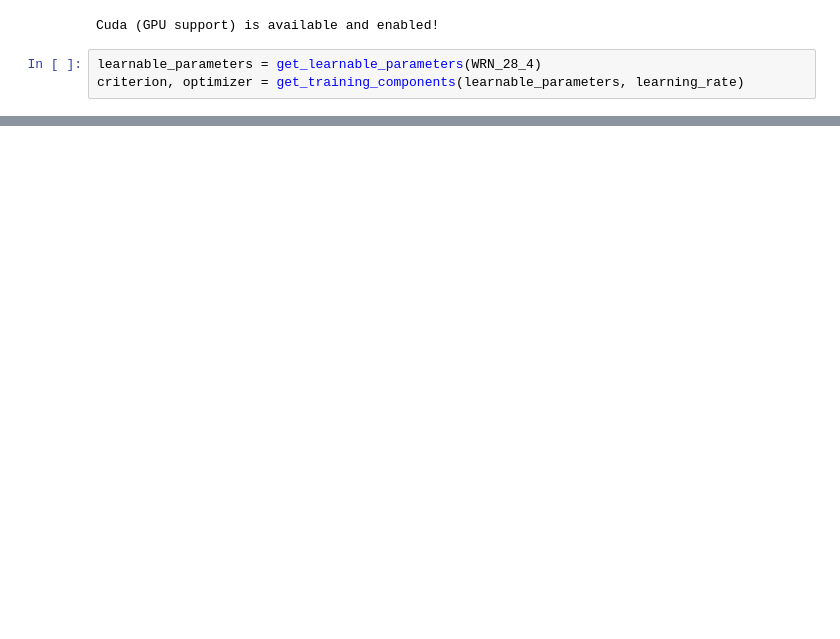
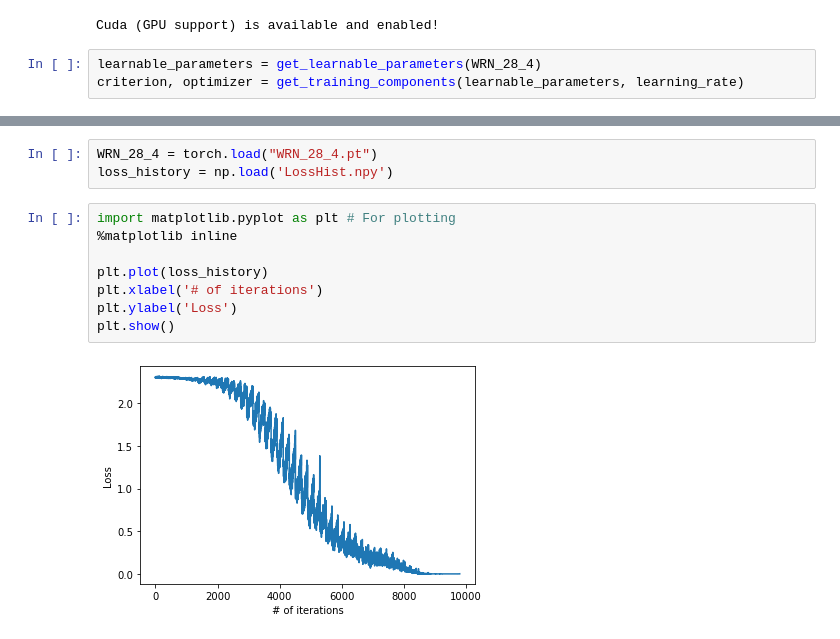
Before and after one commit to sinankalkan/CENG501-Spring2021, a Jupyter notebook: project_BilginGungor/figure3.ipynb, the cells around one changed output, grey strips where cells are left out. Saved outputs shown, nothing was run; the diff lists cells and outputs as text; blank space fills up the shorter version.

```diff
--- a/project_BilginGungor/figure3.ipynb
+++ b/project_BilginGungor/figure3.ipynb
@@ -344,0 +384,13 @@ with open('LossHist.npy', 'wb') as f:
+# %%
+WRN_28_4 = torch.load("WRN_28_4.pt")
+loss_history = np.load('LossHist.npy')
+# %%
+import matplotlib.pyplot as plt # For plotting
+%matplotlib inline
+
+plt.plot(loss_history)
+plt.xlabel('# of iterations')
+plt.ylabel('Loss')
+plt.show()
+# %% [output]
+[figure, added]
```
Also changed, not shown: parts of 10 cells of this notebook, 1 other file.
